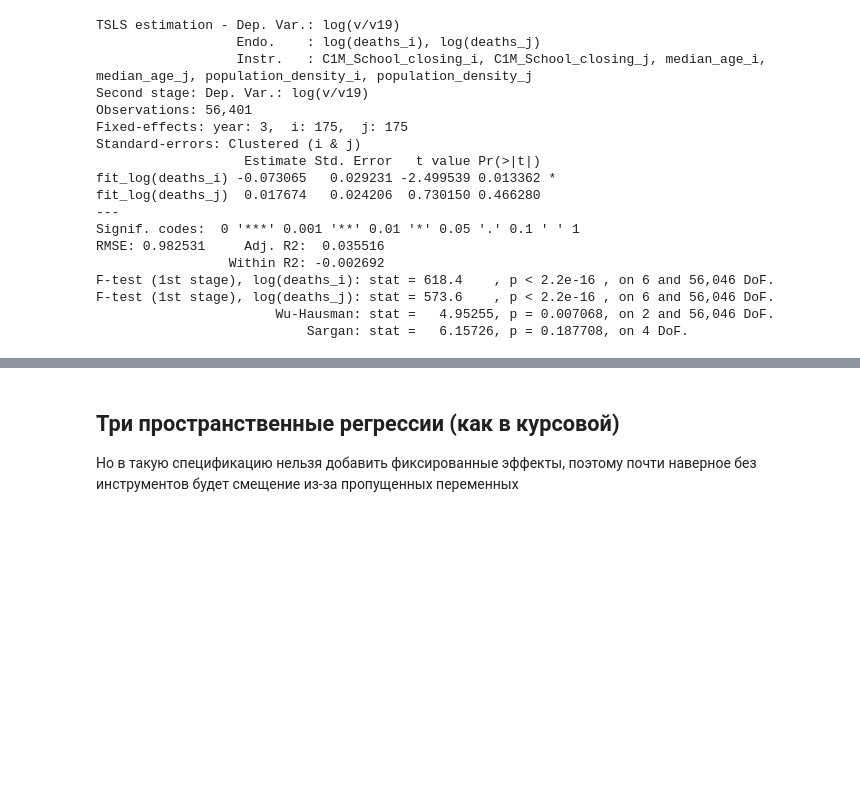
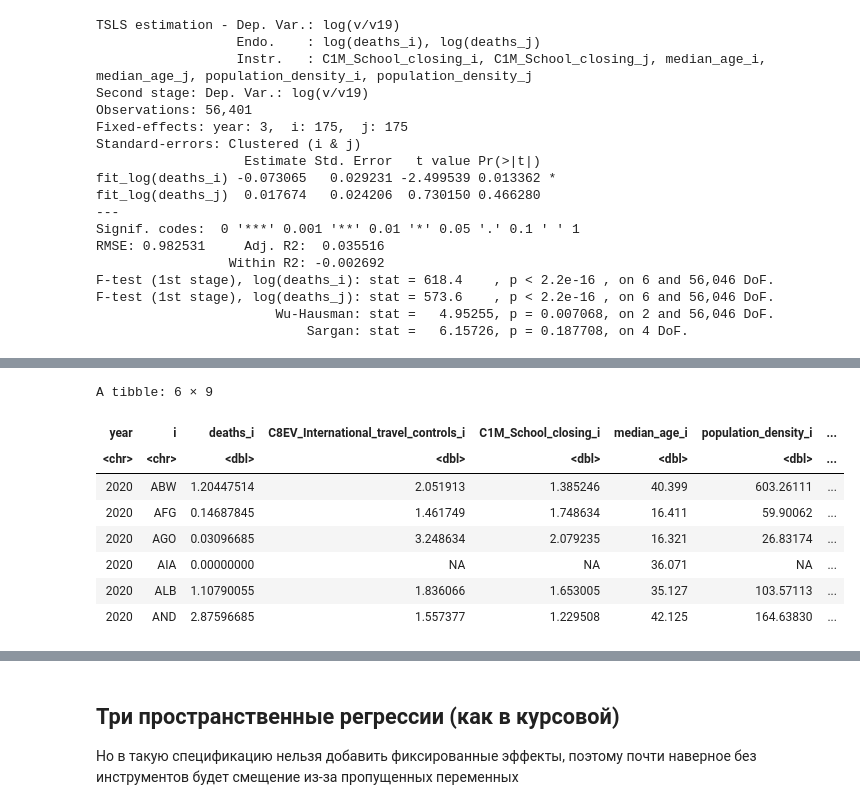
Before and after one commit to xan-d-or/thesis, a Jupyter notebook: analysis/hs0_estimation.ipynb, the cells around one changed output, grey strips where cells are left out. Cells and saved outputs as stored; diff of their text form; code cells hidden in the pictures; blank space fills up the shorter version.

```diff
--- a/analysis/hs0_estimation.ipynb
+++ b/analysis/hs0_estimation.ipynb
@@ -779,0 +780,21 @@ A etable_df: 16 × 7
+# %%
+iv_df = df %>% group_by(year, i) %>%
+summarise(deaths_i = min(deaths_i),
+          C8EV_International_travel_controls_i = min(C8EV_International_travel_controls_i),
+          C1M_School_closing_i = min(C1M_School_closing_i),
+          median_age_i = min(median_age_i),
+          population_density_i = min(population_density_i),
+          H6M_Facial_Coverings = min(H6M_Facial_Coverings),
+          C3M_Cancel_public_events = min(C3M_Cancel_public_events),
+          .groups = 'drop')
+head(iv_df)
+# %% [output]
+A tibble: 6 × 9
+| year | i | deaths_i | C8EV_International_travel_controls_i | C1M_School_closing_i | median_age_i | population_density_i | ... |
+| <chr> | <chr> | <dbl> | <dbl> | <dbl> | <dbl> | <dbl> | ... |
+| 2020 | ABW | 1.20447514 | 2.051913 | 1.385246 | 40.399 | 603.26111 | ... |
+| 2020 | AFG | 0.14687845 | 1.461749 | 1.748634 | 16.411 | 59.90062 | ... |
+| 2020 | AGO | 0.03096685 | 3.248634 | 2.079235 | 16.321 | 26.83174 | ... |
+| 2020 | AIA | 0.00000000 | NA | NA | 36.071 | NA | ... |
+| 2020 | ALB | 1.10790055 | 1.836066 | 1.653005 | 35.127 | 103.57113 | ... |
+| 2020 | AND | 2.87596685 | 1.557377 | 1.229508 | 42.125 | 164.63830 | ... |
```
Also changed, not shown: parts of 8 cells of this notebook, 1 other file.
